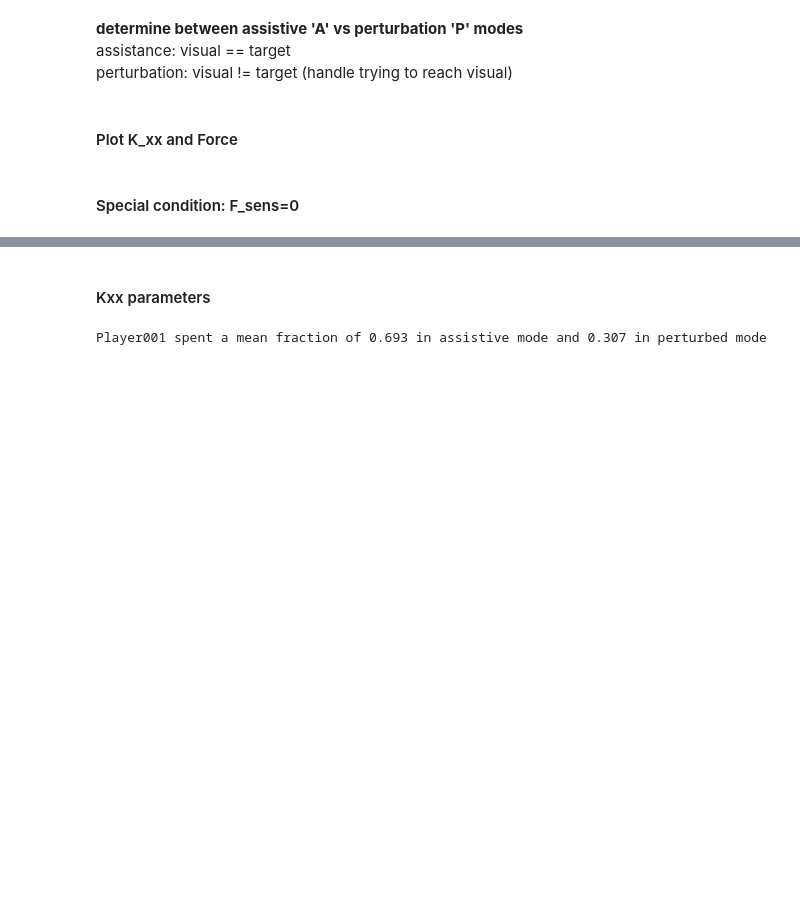
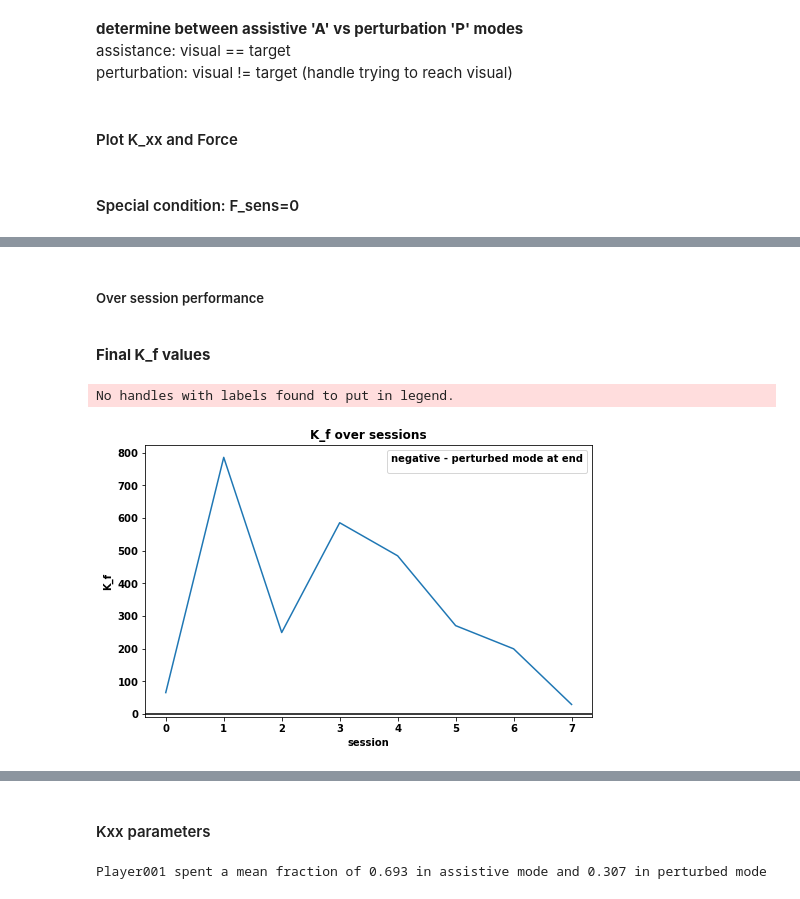
Before and after one commit to doscsy12/robotic_hometherapy, a Jupyter notebook: Extract_EDA-P001.ipynb, the cells around one changed output, grey strips where cells are left out. Cells and saved outputs as stored; diff of their text form; code cells hidden in the pictures; blank space fills up the shorter version.

```diff
--- a/Extract_EDA-P001.ipynb
+++ b/Extract_EDA-P001.ipynb
@@ -1459,0 +1617,16 @@ for session, df in enumerate(df_session):
+# %% [markdown]
+##### Over session performance
+<br> **Final K_f values**
+# %%
+# plot final stiffness value final K_f over sessions
+plt.figure(figsize=(8,5))
+plt.plot(pd.DataFrame(K_f))
+plt.axhline(y=0, color='black',linestyle='-')
+plt.xlabel('session')
+plt.ylabel('K_f')
+plt.title('K_f over sessions',fontsize=12)
+plt.legend(title='negative - perturbed mode at end')
+plt.show()
+# %% [output]
+No handles with labels found to put in legend.
+[figure, added]
```
Also changed, not shown: parts of 16 cells of this notebook, 1 other file.
